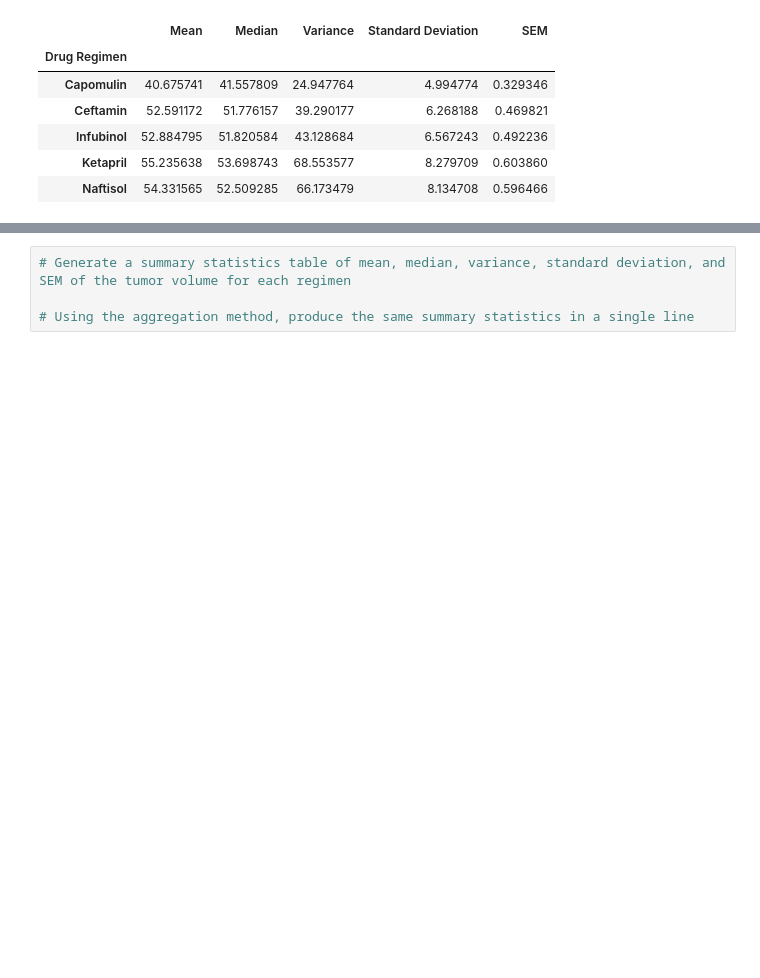
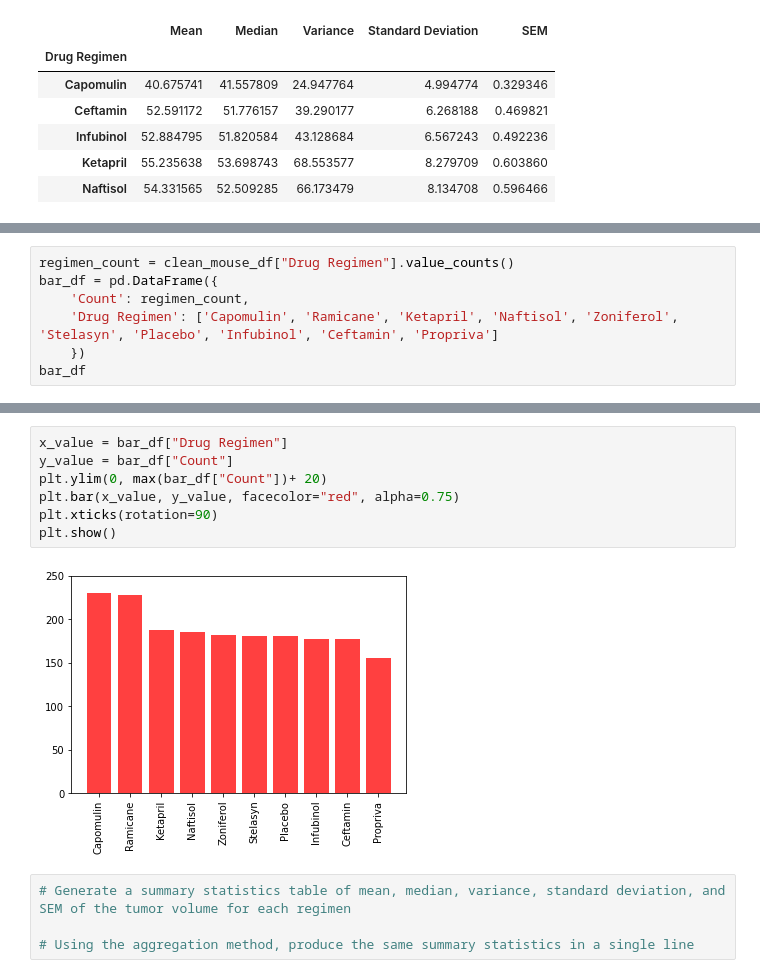
Before and after one commit to Navilongo/Pharmaceutical-Analysis-with-Python, a Jupyter notebook: pymaceuticals.ipynb, the cells around one changed output, grey strips where cells are left out. Drawn from its saved outputs; the diff is of its cells as text; blank space fills up the shorter version.

Commit message:
Created first bar plot

```diff
--- a/pymaceuticals.ipynb
+++ b/pymaceuticals.ipynb
@@ -119,0 +118,7 @@ summary_stats_regimen.head()
+# %%
+regimen_count = clean_mouse_df["Drug Regimen"].value_counts()
+bar_df = pd.DataFrame({
+    'Count': regimen_count,
+    'Drug Regimen': ['Capomulin', 'Ramicane', 'Ketapril', 'Naftisol', 'Zoniferol', 'Stelasyn', 'Placebo', 'Infubinol', 'Ceftamin', 'Propriva']
+    })
+bar_df
@@ -120,3 +137,12 @@ summary_stats_regimen.head()
+# %%
+x_value = bar_df["Drug Regimen"]
+y_value = bar_df["Count"]
+plt.ylim(0, max(bar_df["Count"])+ 20)
+plt.bar(x_value, y_value, facecolor="red", alpha=0.75)
+plt.xticks(rotation=90)
+plt.show()
+# %% [output]
+[figure, added]
 # %%
 # Generate a summary statistics table of mean, median, variance, standard deviation, and SEM of the tumor volume for each regimen
 
```
Also changed, not shown: parts of 3 cells of this notebook.
